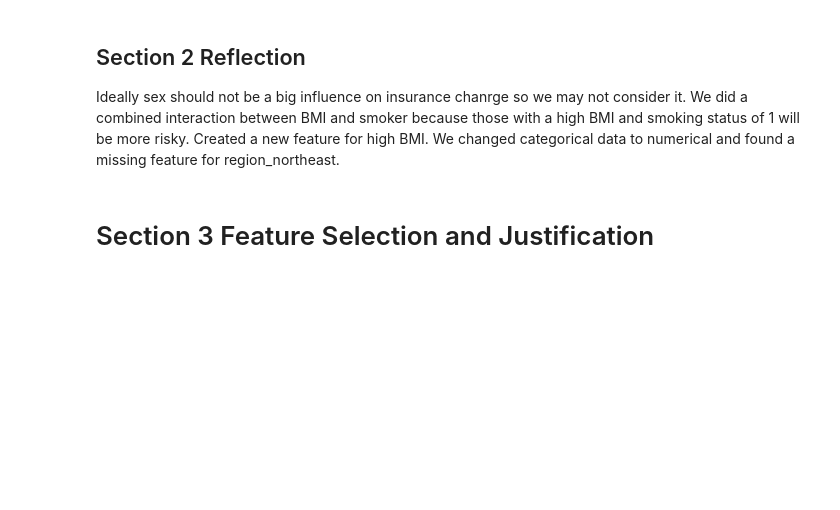
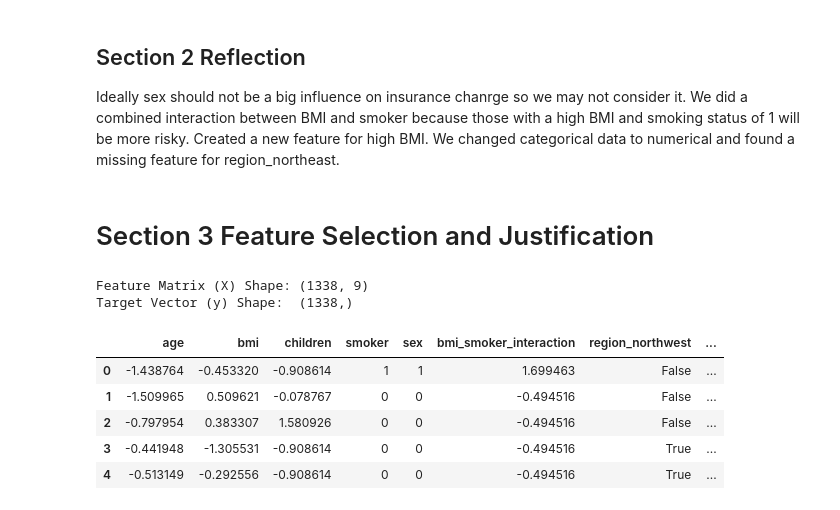
Before and after one commit to jarjarredred/ml-modules, a Jupyter notebook: notebooks/ml_regression_jarred/regression_jarred.ipynb, the cells around one changed output. Cells and saved outputs as stored; diff of their text form; code cells hidden in the pictures; blank space fills up the shorter version.

```diff
--- a/notebooks/ml_regression_jarred/regression_jarred.ipynb
+++ b/notebooks/ml_regression_jarred/regression_jarred.ipynb
@@ -172,10 +256,39 @@ Ideally sex should not be a big influence on insurance chanrge so we may not con
 # %% [markdown]
 # Section 3 Feature Selection and Justification
 # %%
-# Section 2.3 Feature Selection and Engineering
-# Define features and target variable
-X = insurance.drop('charges', axis=1)
+# 1. Define the Input Features (X)
+# We select all the numeric/encoded columns we want the model to use.
+# Note: We EXCLUDE the target ('charges') and the log-target ('charges_log') to prevent data leakage.
+feature_cols = [
+    'age',
+    'bmi',
+    'children',
+    'smoker',
+    'sex',
+    'bmi_smoker_interaction',
+    'region_northwest',
+    'region_southeast',
+    'region_southwest'
+]
+
+X = insurance[feature_cols]
+
+# 2. Define the Target Variable (y)
+# We are predicting the raw dollar amount.
 y = insurance['charges']
 
-# Split the data into training and testing sets
-X_train, X_test, y_train, y_test = train_test_split(X, y, test_size=0.2, random_state=42)
+# 3. Verify the shapes
+print(f"Feature Matrix (X) Shape: {X.shape}")  # Should be (1338, 9)
+print(f"Target Vector (y) Shape:  {y.shape}")  # Should be (1338,)
+
+# Preview X to make sure it looks correct (all numbers, no text)
+X.head()
+# %% [output]
+Feature Matrix (X) Shape: (1338, 9)
+Target Vector (y) Shape:  (1338,)
+|  | age | bmi | children | smoker | sex | bmi_smoker_interaction | region_northwest | ... |
+| 0 | -1.438764 | -0.453320 | -0.908614 | 1 | 1 | 1.699463 | False | ... |
+| 1 | -1.509965 | 0.509621 | -0.078767 | 0 | 0 | -0.494516 | False | ... |
+| 2 | -0.797954 | 0.383307 | 1.580926 | 0 | 0 | -0.494516 | False | ... |
+| 3 | -0.441948 | -1.305531 | -0.908614 | 0 | 0 | -0.494516 | True | ... |
+| 4 | -0.513149 | -0.292556 | -0.908614 | 0 | 0 | -0.494516 | True | ... |
```
Also changed, not shown: parts of 17 cells of this notebook, 1 other file.
